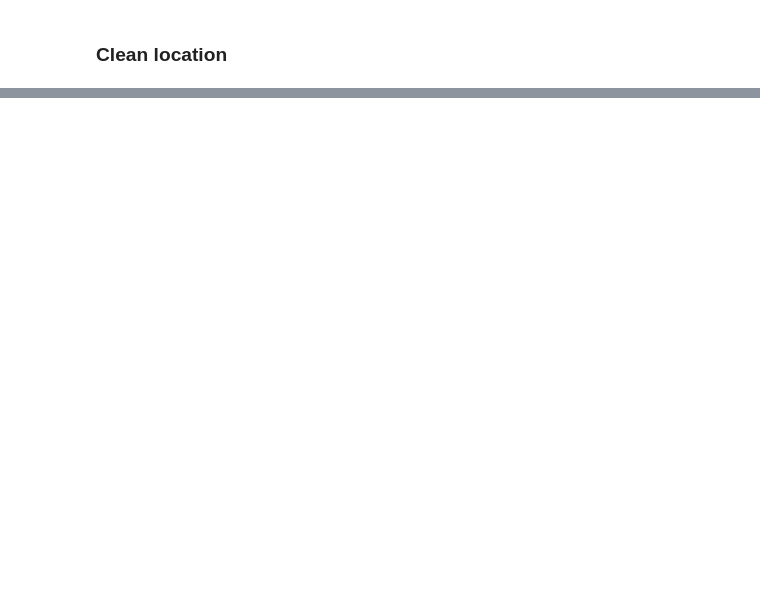
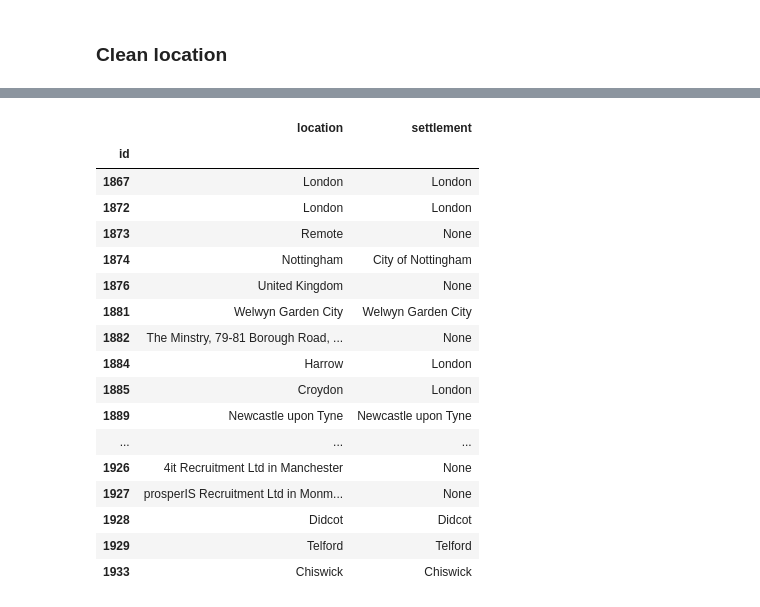
Before and after one commit to J1Walters/msc-project, a Jupyter notebook: notebooks/location_map.ipynb, the cells around one changed output, grey strips where cells are left out. Cells and saved outputs as stored; diff of their text form; code cells hidden in the pictures; blank space fills up the shorter version.

```diff
--- a/notebooks/location_map.ipynb
+++ b/notebooks/location_map.ipynb
@@ -146,0 +145,55 @@ test[['location', 'full_loc']].tail(30)
+# %%
+def get_settlement(raw_loc):
+    try:
+        address = raw_loc['address']
+    except:
+        return None
+    try:
+        return address['town']
+    except:
+        try:
+            return address['village']
+        except:
+            try:
+                return address['city']
+            except:
+                return None
+# %%
+def get_state(raw_loc):
+    try:
+        address = raw_loc['address']
+        return address['state']
+    except:
+        return None
+# %%
+def get_country(raw_loc):
+    try:
+        address = raw_loc['address']
+        return address['country_code']
+    except:
+        return None
+# %%
+test['settlement'] = test['raw_loc'].apply(get_settlement)
+test['state'] = test['raw_loc'].apply(get_state)
+test['country'] = test['raw_loc'].apply(get_country)
+# %%
+test[['location', 'settlement']].tail(30)
+# %% [output]
+|  | location | settlement |
+| id |  |  |
+| 1867 | London | London |
+| 1872 | London | London |
+| 1873 | Remote | None |
+| 1874 | Nottingham | City of Nottingham |
+| 1876 | United Kingdom | None |
+| 1881 | Welwyn Garden City | Welwyn Garden City |
+| 1882 | The Minstry, 79-81 Borough Road, ... | None |
+| 1884 | Harrow | London |
+| 1885 | Croydon | London |
+| 1889 | Newcastle upon Tyne | Newcastle upon Tyne |
+| ... | ... | ... |
+| 1926 | 4it Recruitment Ltd in Manchester | None |
+| 1927 | prosperIS Recruitment Ltd in Monm... | None |
+| 1928 | Didcot | Didcot |
+| 1929 | Telford | Telford |
+| 1933 | Chiswick | Chiswick |
```
Also changed, not shown: parts of 16 cells of this notebook.
